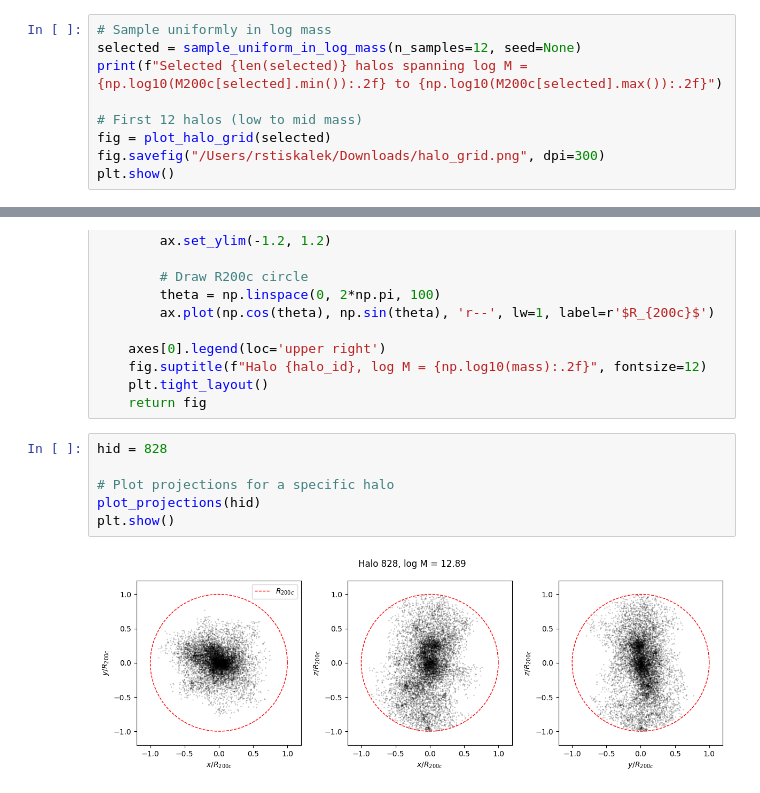
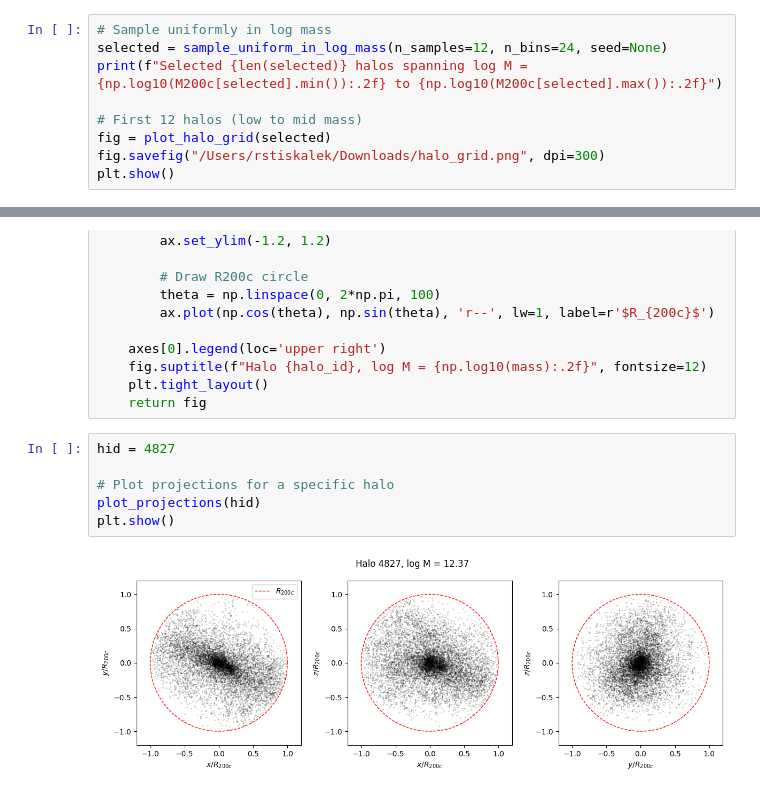
Before and after one commit to Richard-Sti/CDMProfile, a Jupyter notebook: notebooks/show_halos.ipynb, the cells around one changed output, grey strips where cells are left out. Saved outputs shown, nothing was run; the diff lists cells and outputs as text.

```diff
--- a/notebooks/show_halos.ipynb
+++ b/notebooks/show_halos.ipynb
@@ -161,7 +161,7 @@ def plot_halo_grid(indices, nrows=4, ncols=3, n_bins=50):
     return fig
 # %%
 # Sample uniformly in log mass
-selected = sample_uniform_in_log_mass(n_samples=12, seed=None)
+selected = sample_uniform_in_log_mass(n_samples=12, n_bins=24, seed=None)
 print(f"Selected {len(selected)} halos spanning log M = {np.log10(M200c[selected].min()):.2f} to {np.log10(M200c[selected].max()):.2f}")
 
 # First 12 halos (low to mid mass)
@@ -211,10 +211,10 @@ def plot_projections(halo_id, s=0.1, alpha=0.5):
     plt.tight_layout()
     return fig
 # %%
-hid = 828
+hid = 4827
 
 # Plot projections for a specific halo
 plot_projections(hid)
 plt.show()
 # %% [output]
-[figure, old version]
+[figure, new version]
```
Also changed, not shown: parts of 1 cell of this notebook, 1 other file.
